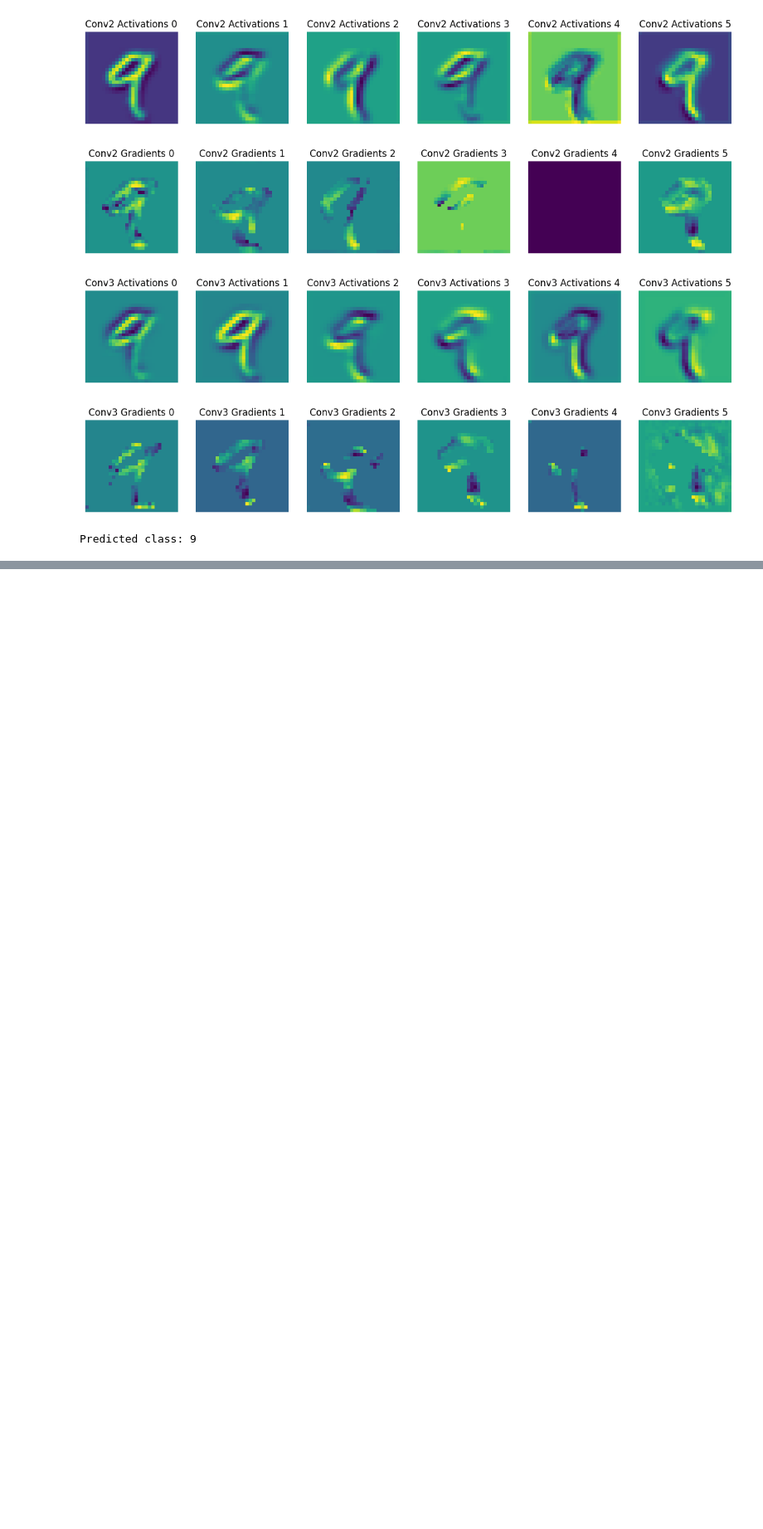
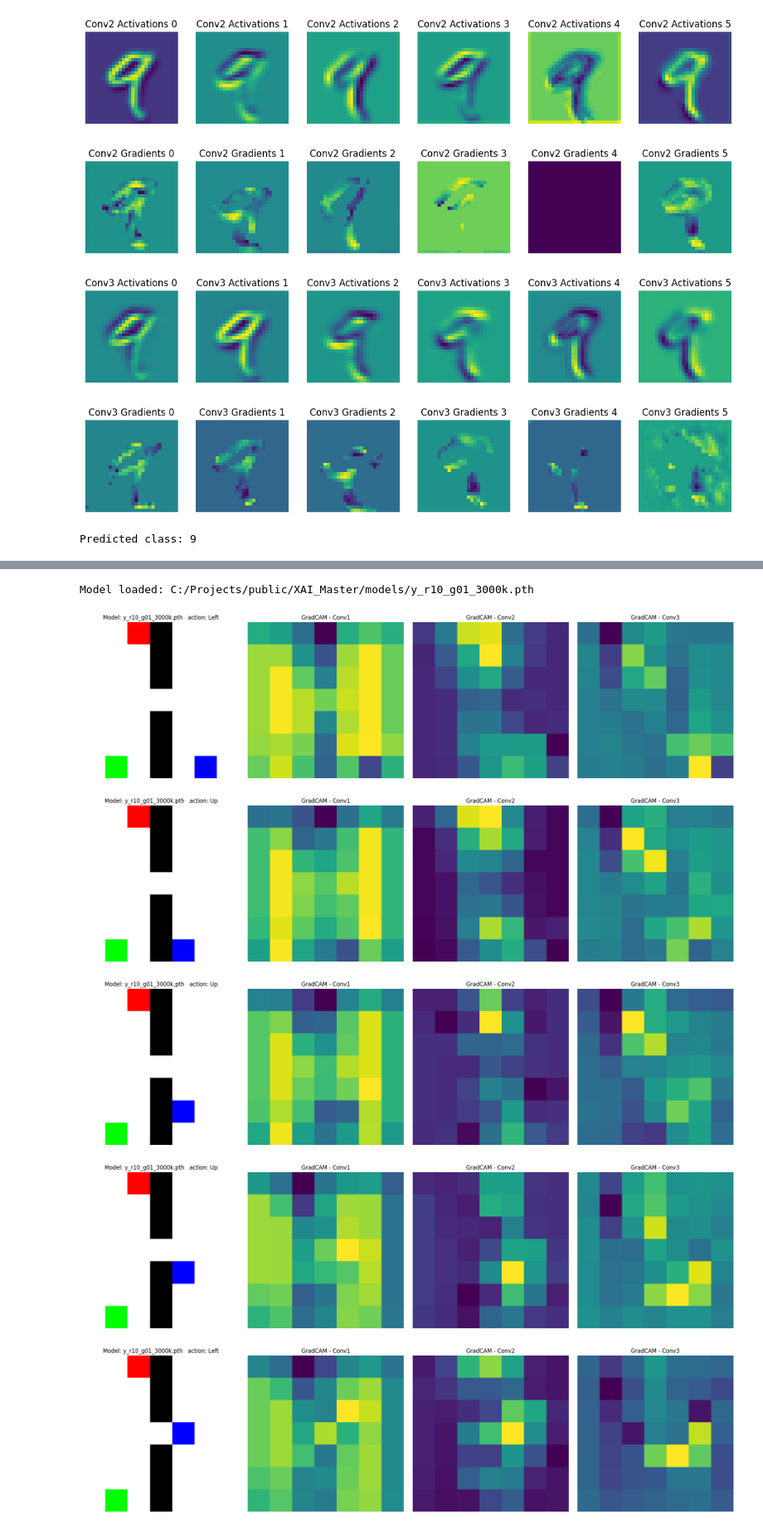
Before and after one commit to gunhamn/public, a Jupyter notebook: XAI_Master/gradCam.ipynb, the cells around one changed output, grey strips where cells are left out. Shown at 83% size. Saved outputs shown, nothing was run; the diff lists cells and outputs as text; code cells hidden in the pictures; blank space fills up the shorter version.

```diff
--- a/XAI_Master/gradCam.ipynb
+++ b/XAI_Master/gradCam.ipynb
@@ -945 +951,24 @@ Model loaded: C:/Projects/public/XAI_Master/models/s_r05_g10_900k_900000steps.pt
 ... (30 outputs left out)
+# %%
+#get observation from the environment
+observation, _ = env.reset()
+
+modelName = "y_r10_g01_3000k.pth"
+agent.load_model_weights(f"C:/Projects/public/XAI_Master/models/{modelName}")
+
+state = torch.tensor(observation, dtype=torch.float32, device=agent.device).unsqueeze(0)
+plot_gradcam(agent, observation, modelName)
+terminated, truncated = False, False
+while not terminated and not truncated:
+    with torch.no_grad():
+        action = agent.policy_net(state).max(1)[1].view(1, 1)
+    next_state, reward, terminated, truncated, _ = env.step(action.item())
+    state = torch.tensor(next_state, dtype=torch.float32, device=agent.device).unsqueeze(0)
+    plot_gradcam(agent, next_state, modelName)
+# %% [output]
+Model loaded: C:/Projects/public/XAI_Master/models/y_r10_g01_3000k.pth
+[figure, added]
+[figure, added]
+[figure, added]
+[figure, added]
+[figure, added]
```
Also changed, not shown: parts of 4 cells of this notebook, 4 other files.
